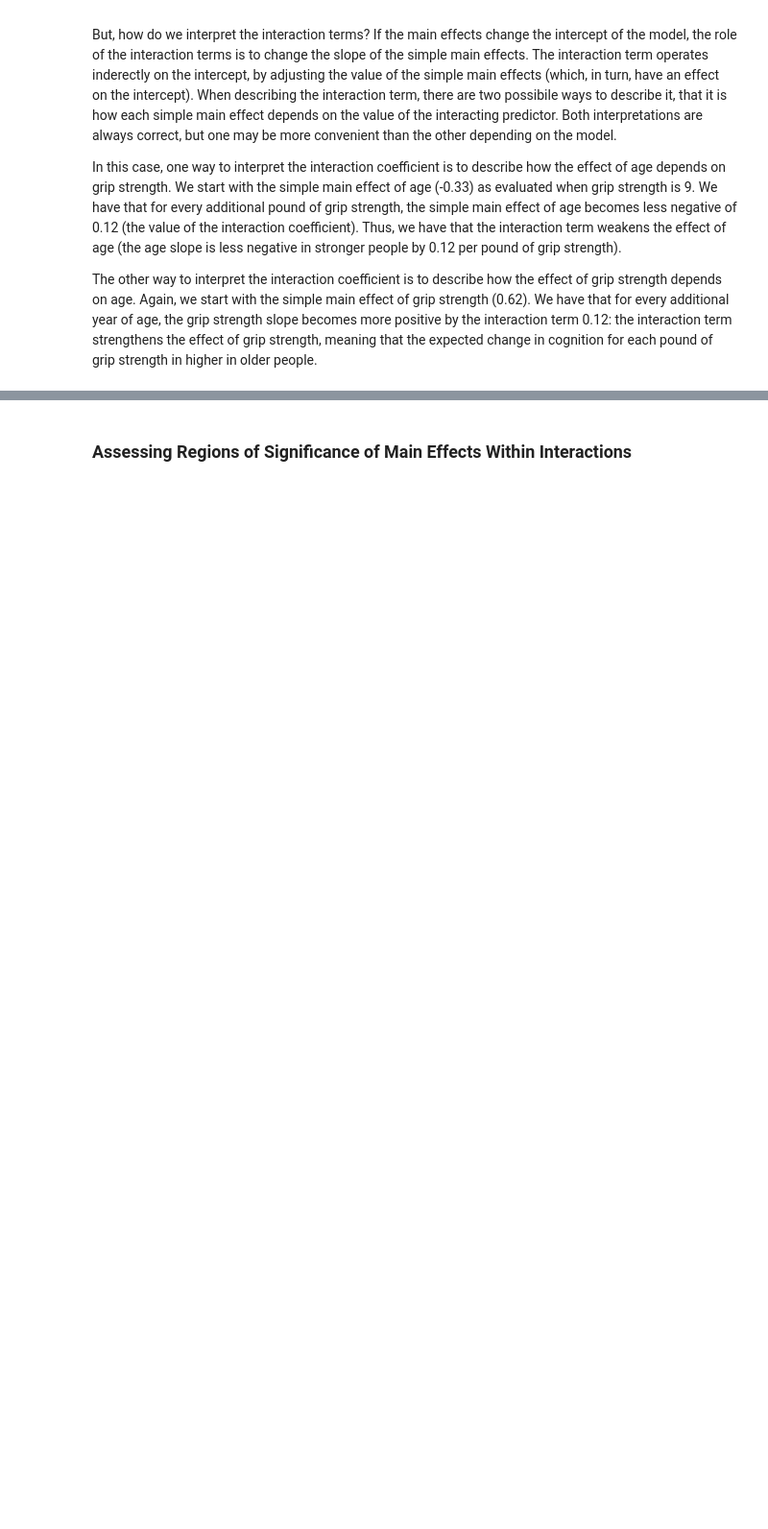
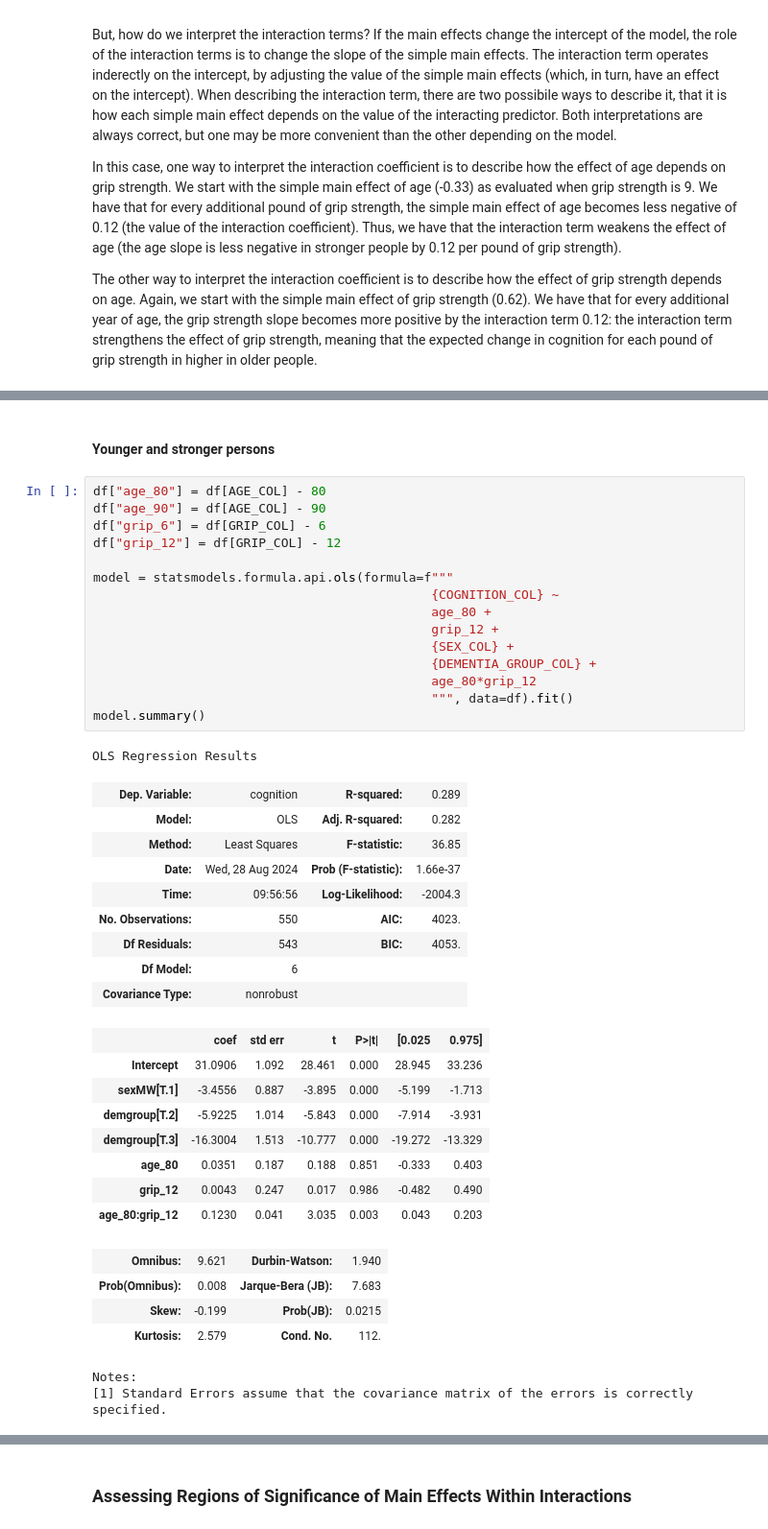
Before and after one commit to dado93/longitudinal-modeling, a Jupyter notebook: Chapters/02/02_Notebook.ipynb, the cells around one changed output, grey strips where cells are left out. Shown: that part at 96% size. Drawn from its saved outputs; the diff is of its cells as text; blank space fills up the shorter version.

```diff
--- a/Chapters/02/02_Notebook.ipynb
+++ b/Chapters/02/02_Notebook.ipynb
@@ -488,0 +510,42 @@ The other way to interpret the interaction coefficient is to describe how the ef
+# %% [markdown]
+#### Younger and stronger persons
+# %%
+df["age_80"] = df[AGE_COL] - 80
+df["age_90"] = df[AGE_COL] - 90
+df["grip_6"] = df[GRIP_COL] - 6
+df["grip_12"] = df[GRIP_COL] - 12
+
+model = statsmodels.formula.api.ols(formula=f"""
+                                             {COGNITION_COL} ~
+                                             age_80 +
+                                             grip_12 +
+                                             {SEX_COL} +
+                                             {DEMENTIA_GROUP_COL} +
+                                             age_80*grip_12
+                                             """, data=df).fit()
+model.summary()
+# %% [output]
+OLS Regression Results
+| Dep. Variable: | cognition | R-squared: | 0.289 |
+| Model: | OLS | Adj. R-squared: | 0.282 |
+| Method: | Least Squares | F-statistic: | 36.85 |
+| Date: | Wed, 28 Aug 2024 | Prob (F-statistic): | 1.66e-37 |
+| Time: | 09:56:56 | Log-Likelihood: | -2004.3 |
+| No. Observations: | 550 | AIC: | 4023. |
+| Df Residuals: | 543 | BIC: | 4053. |
+| Df Model: | 6 |  |  |
+| Covariance Type: | nonrobust |  |  |
+|  | coef | std err | t | P>|t| | [0.025 | 0.975] |
+| Intercept | 31.0906 | 1.092 | 28.461 | 0.000 | 28.945 | 33.236 |
+| sexMW[T.1] | -3.4556 | 0.887 | -3.895 | 0.000 | -5.199 | -1.713 |
+| demgroup[T.2] | -5.9225 | 1.014 | -5.843 | 0.000 | -7.914 | -3.931 |
+| demgroup[T.3] | -16.3004 | 1.513 | -10.777 | 0.000 | -19.272 | -13.329 |
+| age_80 | 0.0351 | 0.187 | 0.188 | 0.851 | -0.333 | 0.403 |
+| grip_12 | 0.0043 | 0.247 | 0.017 | 0.986 | -0.482 | 0.490 |
+| age_80:grip_12 | 0.1230 | 0.041 | 3.035 | 0.003 | 0.043 | 0.203 |
+| Omnibus: | 9.621 | Durbin-Watson: | 1.940 |
+| Prob(Omnibus): | 0.008 | Jarque-Bera (JB): | 7.683 |
+| Skew: | -0.199 | Prob(JB): | 0.0215 |
+| Kurtosis: | 2.579 | Cond. No. | 112. |
+Notes:
+[1] Standard Errors assume that the covariance matrix of the errors is correctly specified.
```
Also changed, not shown: parts of 16 cells of this notebook, 1 other file.
